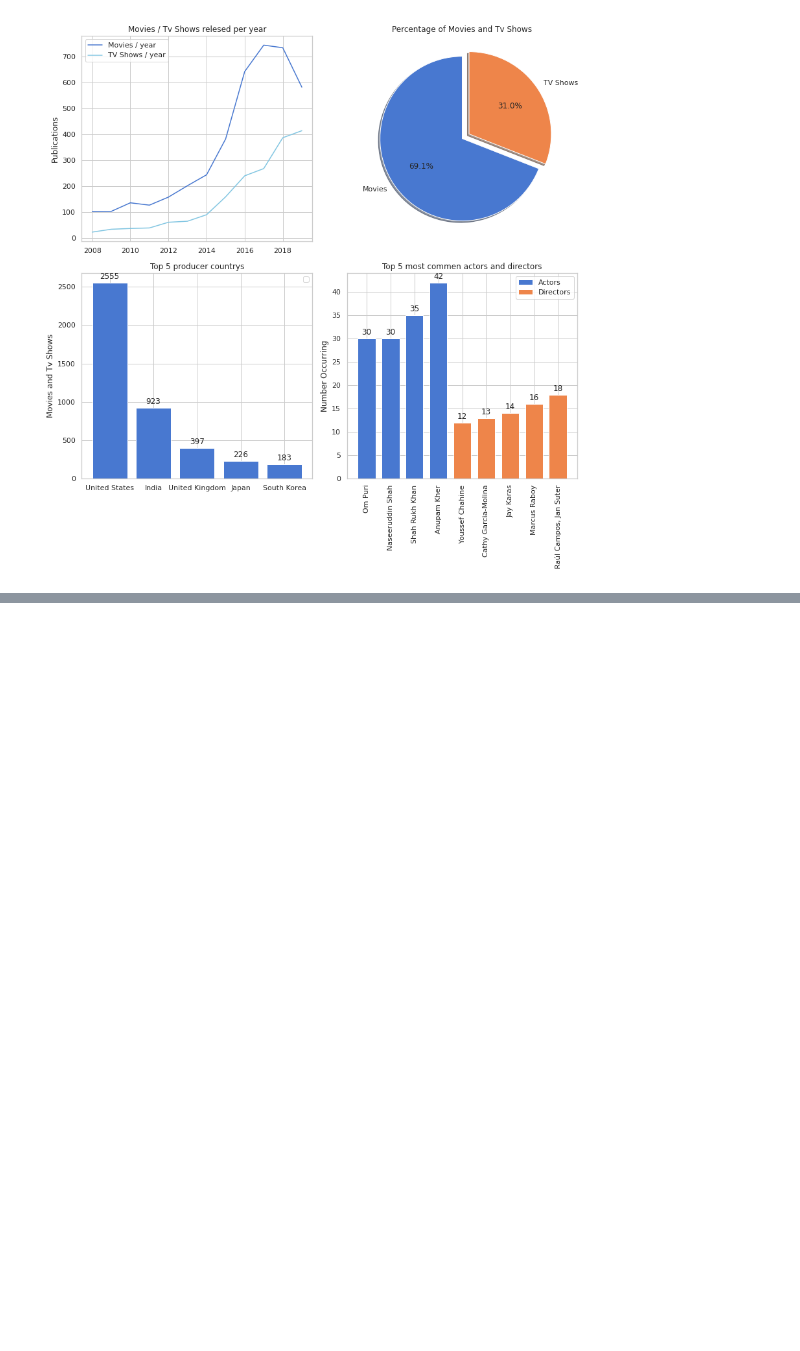
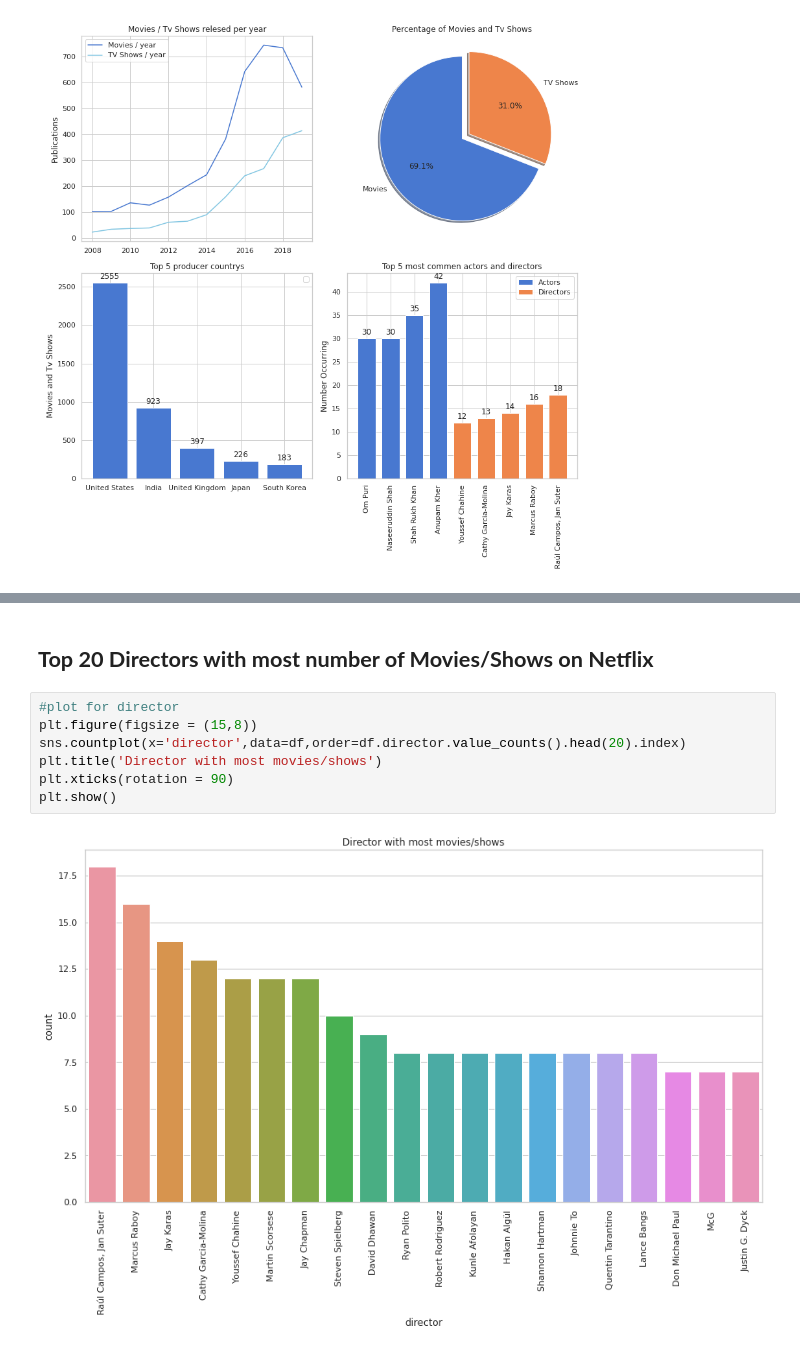
Before and after one commit to Manass20/Netflix-Clustering-Capstone-Project, a Jupyter notebook: Netflix_Clustering_Capstone_Project.ipynb, the cells around one changed output, grey strips where cells are left out. Cells and saved outputs as stored; diff of their text form; blank space fills up the shorter version.

```diff
--- a/Netflix_Clustering_Capstone_Project.ipynb
+++ b/Netflix_Clustering_Capstone_Project.ipynb
@@ -234,0 +385,11 @@ WARNING:matplotlib.legend:No handles with labels found to put in legend.
+# %% [markdown]
+## **Top 20 Directors with most number of Movies/Shows on Netflix**
+# %%
+#plot for director
+plt.figure(figsize = (15,8))
+sns.countplot(x='director',data=df,order=df.director.value_counts().head(20).index)
+plt.title('Director with most movies/shows')
+plt.xticks(rotation = 90)
+plt.show()
+# %% [output]
+[figure, added]
```
Also changed, not shown: parts of 37 cells of this notebook.
